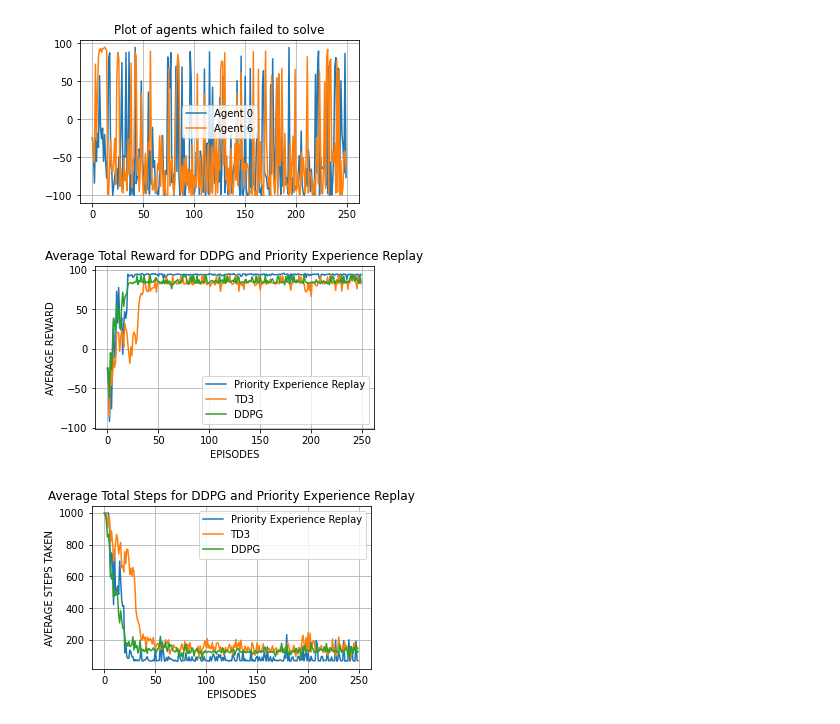
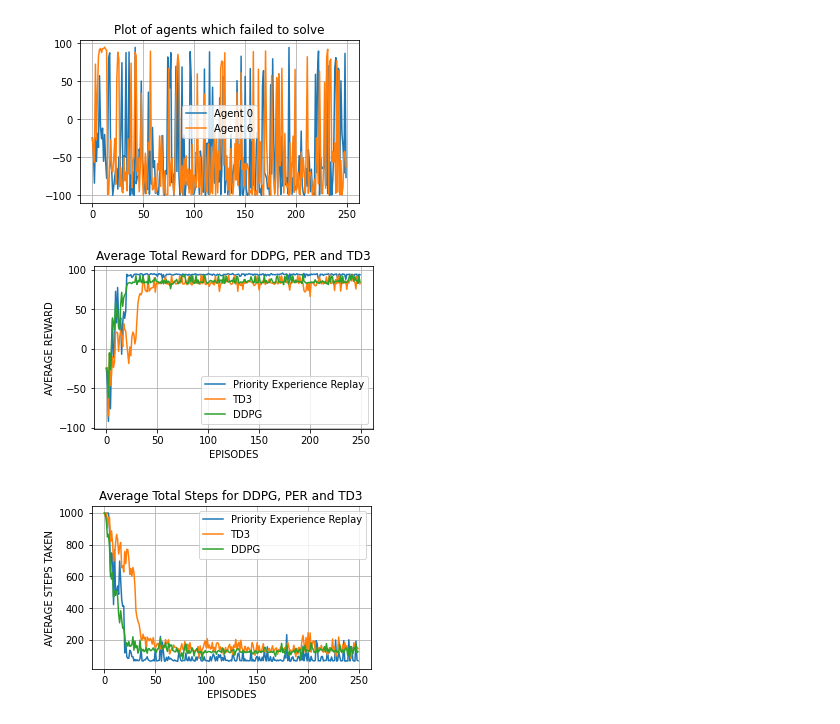
Before and after one commit to MattMorris1996/BathRLProject, a Jupyter notebook: plotting_notebook.ipynb, the cells around one changed output. Saved outputs shown, nothing was run; the diff lists cells and outputs as text; code cells hidden in the pictures.

```diff
--- a/plotting_notebook.ipynb
+++ b/plotting_notebook.ipynb
@@ -271,26 +271,26 @@ for agent_id in not_solved_ddpg:
 # %%
 per_mean_reward['mean_total_reward'].plot(
     label="Priority Experience Replay",
     legend=True
 )
 td3_mean_reward['mean_total_reward'].plot(
     label="TD3",
     legend=True
 )
 ax = ddpg_mean_reward['mean_total_reward'].plot(
         figsize=figsize,
         grid = True,
-        title="Average Total Reward for DDPG and Priority Experience Replay",
+        title="Average Total Reward for DDPG, PER and TD3",
         label="DDPG",
         legend=True,
 )
 
 ax.set_xlabel("EPISODES")
 ax.set_ylabel("AVERAGE REWARD")
 
 ax.get_figure().savefig("./Plots/LearningCurve.png")
 # %% [output]
-[figure, old version]
+[figure, new version]
 # %%
 per_mean_steps['mean_total_steps'].plot(
     label="Priority Experience Replay",
@@ -305,7 +305,7 @@ td3_mean_steps['mean_total_steps'].plot(
 ax = ddpg_mean_steps['mean_total_steps'].plot(
         figsize=figsize,
         grid = True,
-        title="Average Total Steps for DDPG and Priority Experience Replay",
+        title="Average Total Steps for DDPG, PER and TD3",
         label="DDPG",
         legend=True,
 )
@@ -315,4 +315,4 @@ ax.set_ylabel("AVERAGE STEPS TAKEN")
 
 ax.get_figure().savefig("./Plots/LearningCurveSteps.png")
 # %% [output]
-[figure, old version]
+[figure, new version]
```
